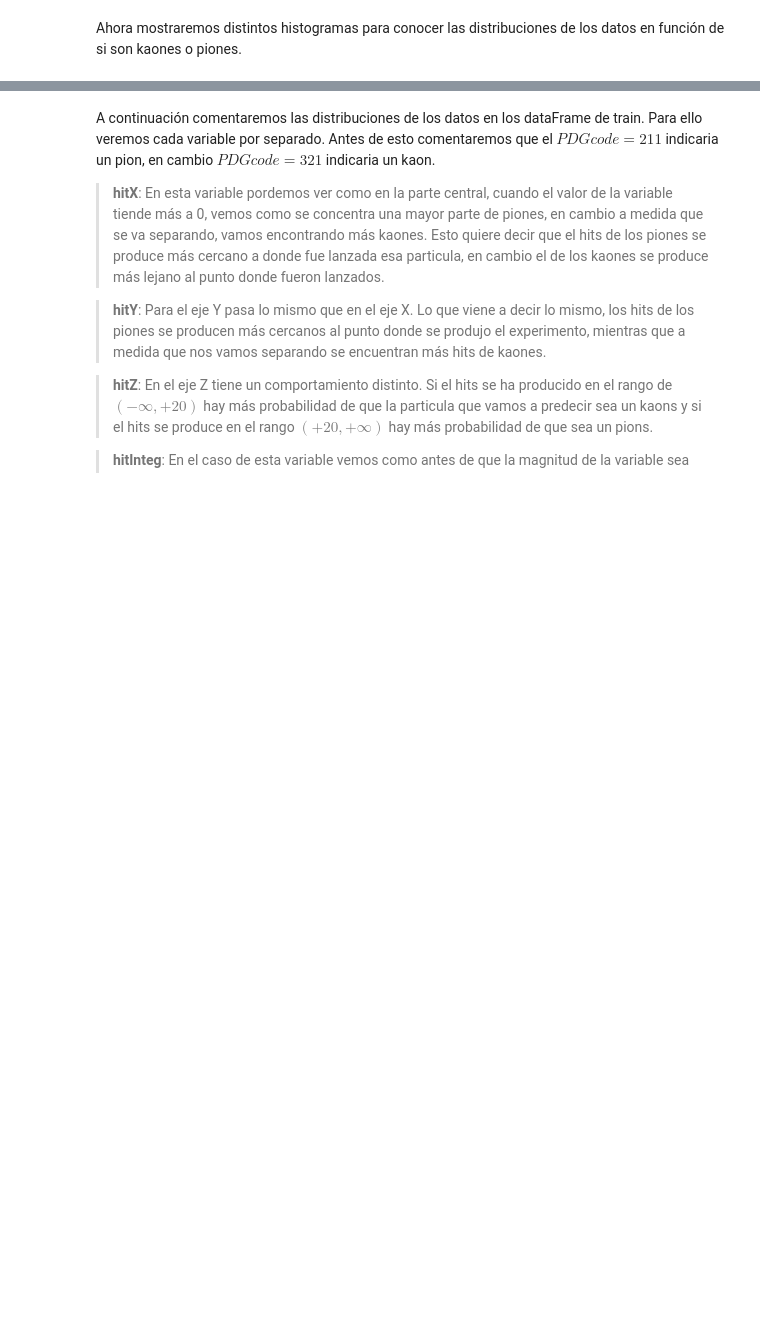
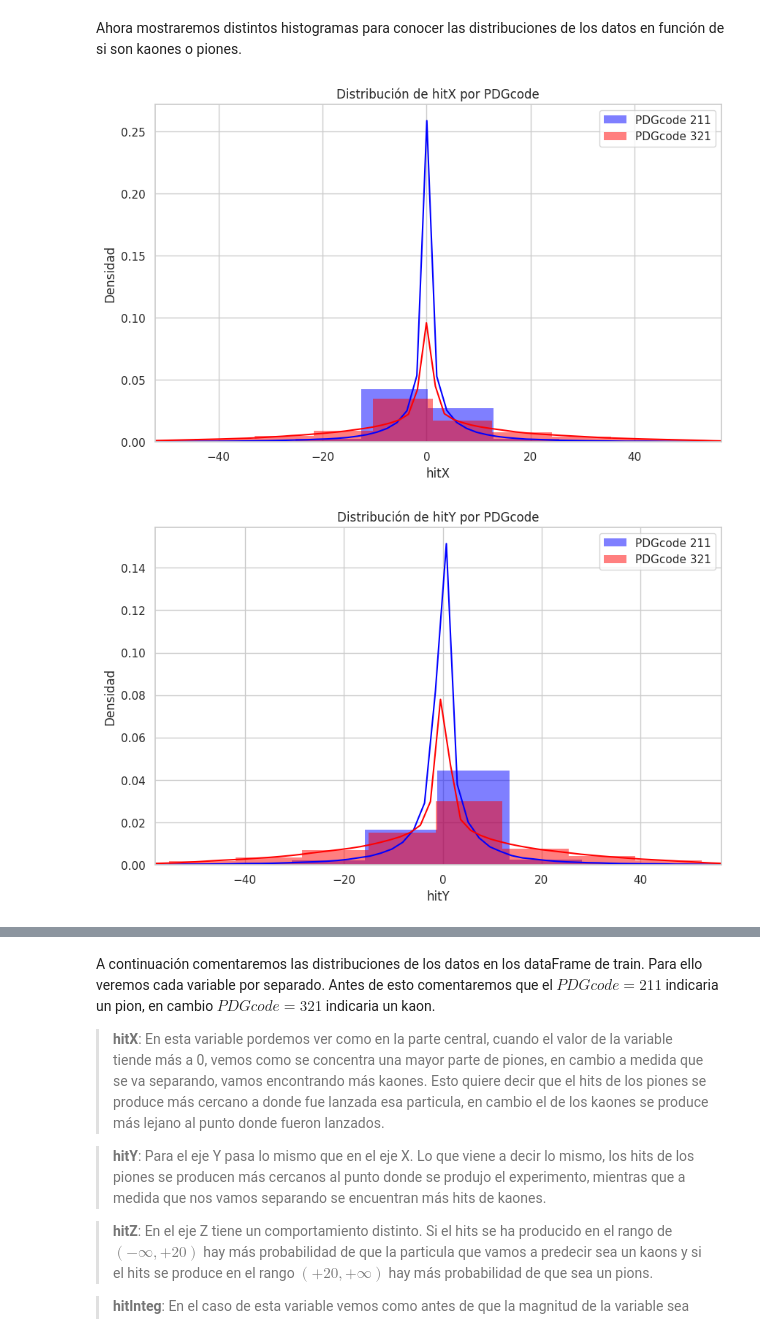
Before and after one commit to ruben-niwe/TFG, a Jupyter notebook: codigos/estadisticas.ipynb, the cells around one changed output, grey strips where cells are left out. Cells and saved outputs as stored; diff of their text form; code cells hidden in the pictures; blank space fills up the shorter version.

Commit message:
Se ha modificado la funcion filtrado de datos, se ha realizado un estudio del valor N y se ha comenzado a entrenar con Regresion Logistica para ver los primeros resultados

```diff
--- a/codigos/estadisticas.ipynb
+++ b/codigos/estadisticas.ipynb
@@ -63,41 +76,44 @@ En nuestro caso, en la clasificación que vamos a realizar la vamos hacer a part
 # %% [markdown]
 Ahora mostraremos distintos histogramas para conocer las distribuciones de los datos en función de si son kaones o piones.
 # %%
-# import pandas as pd
-# import matplotlib.pyplot as plt
-# import seaborn as sns
-# import numpy as np
+import pandas as pd
+import matplotlib.pyplot as plt
+import seaborn as sns
+import numpy as np
 
-# # Filtrar el dataframe por PDGcode
-# df_211 = df_train[df_train['PDGcode'] == 211]
-# df_321 = df_train[df_train['PDGcode'] == 321]
+# Filtrar el dataframe por PDGcode
+df_211 = df_train[df_train['PDGcode'] == 211]
+df_321 = df_train[df_train['PDGcode'] == 321]
 
-# # Variables a visualizar
-# variables = ['hitX', 'hitY', 'hitZ', 'hitInteg']
+# Variables a visualizar
+variables = ['hitX', 'hitY', 'hitZ', 'hitInteg']
 
-# # Configurar el estilo de los gráficos
-# sns.set(style="whitegrid")
+# Configurar el estilo de los gráficos
+sns.set(style="whitegrid")
 
-# # Crear las visualizaciones
-# for var in variables:
-#     plt.figure(figsize=(10, 6))
+# Crear las visualizaciones
+for var in variables:
+    plt.figure(figsize=(10, 6))
 
-#     # Calcular los percentiles 1 y 99 para establecer los límites del eje x
-#     low_percentile = np.percentile(df_train[var], 1)
-#     high_percentile = np.percentile(df_train[var], 99)
+    # Calcular los percentiles 1 y 99 para establecer los límites del eje x
+    low_percentile = np.percentile(df_train[var], 1)
+    high_percentile = np.percentile(df_train[var], 99)
 
-#     # Gráfico para PDGcode = 211
-#     sns.histplot(df_211[var], color="blue", label="PDGcode 211", kde=True, stat="density", linewidth=0, bins=30)
+    # Gráfico para PDGcode = 211
+    sns.histplot(df_211[var], color="blue", label="PDGcode 211", kde=True, stat="density", linewidth=0, bins=30)
 
-#     # Gráfico para PDGcode = 321
-#     sns.histplot(df_321[var], color="red", label="PDGcode 321", kde=True, stat="density", linewidth=0, bins=30)
+    # Gráfico para PDGcode = 321
+    sns.histplot(df_321[var], color="red", label="PDGcode 321", kde=True, stat="density", linewidth=0, bins=30)
 
-#     plt.title(f'Distribución de {var} por PDGcode')
-#     plt.xlabel(var)
-#     plt.ylabel('Densidad')
+    plt.title(f'Distribución de {var} por PDGcode')
+    plt.xlabel(var)
+    plt.ylabel('Densidad')
 
-#     # Ajustar los límites de los ejes dinámicamente
-#     plt.xlim(low_percentile, high_percentile)
+    # Ajustar los límites de los ejes dinámicamente
+    plt.xlim(low_percentile, high_percentile)
 
-#     plt.legend()
-#     plt.show()
+    plt.legend()
+    plt.show()
+# %% [output]
+[figure, added]
+[figure, added]
```
Also changed, not shown: parts of 25 cells of this notebook, 1 other file.
